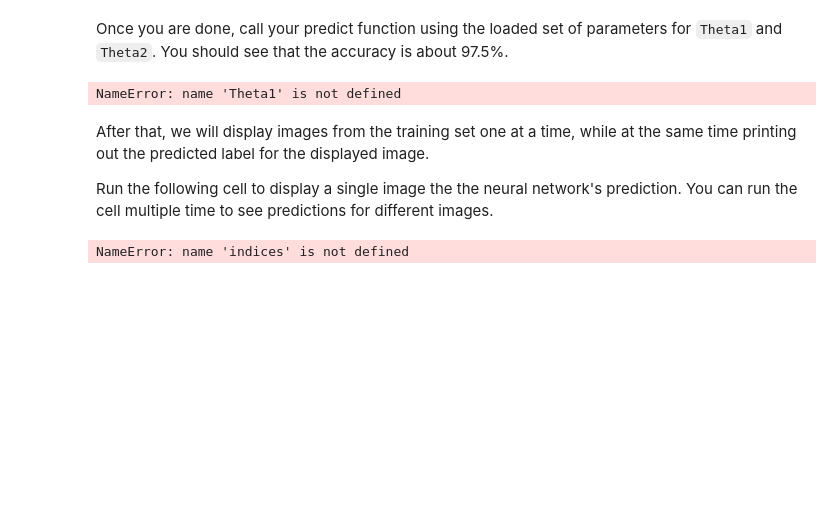
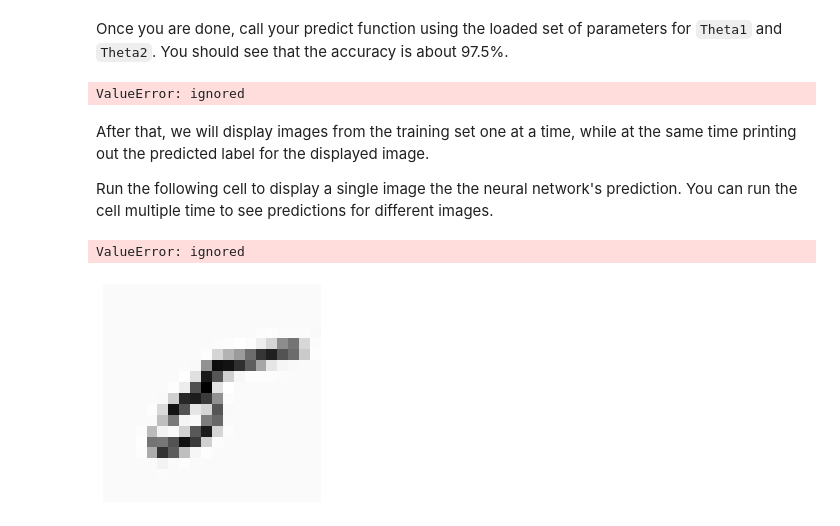
Before and after one commit to Almoatasembellahhggag/ML_Final, a Jupyter notebook: exercise3.ipynb, the cells around one changed output. Drawn from its saved outputs; the diff is of its cells as text; code cells hidden in the pictures; blank space fills up the shorter version.

```diff
--- a/exercise3.ipynb
+++ b/exercise3.ipynb
@@ -262,11 +259,11 @@ def lrCostFunction(theta, X, y, lambda_):
     grad = np.zeros(theta.shape)
 
     # ====================== YOUR CODE HERE ======================
-    h = utils.sigmoid(X.dot(theta.T))
+
+    h = data_utils.sigmoid(X.dot(theta.T))
 
     temp = theta
     temp[0] = 0
-
     J = (1 / m) * np.sum(-y.dot(np.log(h)) - (1 - y).dot(np.log(1 - h))) + (lambda_ / (2 * m)) * np.sum(np.square(temp))
 
     grad = (1 / m) * (h - y).dot(X)
@@ -398,29 +399,27 @@ def oneVsAll(X, y, num_labels, lambda_):
     m, n = X.shape
 
     # You need to return the following variables correctly
-    all_theta = np.zeros((num_labels, n + 1))
+    all_theta = np.zeros((num_labels, n+1 ))
 
     # Add ones to the X data matrix
     X = np.concatenate([np.ones((m, 1)), X], axis=1)
 
     # ====================== YOUR CODE HERE ======================
-    h = utils.sigmoid(X.dot(theta.T))
+    for c in np.arange(num_labels):
+        initial_theta = np.zeros(n +1)
+        options = {'maxiter': 50}
+        res = optimize.minimize(lrCostFunction,
+                                initial_theta,
+                                (X, (y == c), lambda_),
+                                jac=True,
+                                method='CG',
+                                options=options)
 
-    temp = theta
-
-    temp[0] = 0
-
-    J = (1 / m) * np.sum(-y.dot(np.log(h)) - (1 - y).dot(np.log(1 - h))) + (lambda_ / (2 * m)) * np.sum(np.square(temp))
-
-    grad = (1 / m) * (h - y).dot(X)
-
-    grad = grad + (lambda_ / m) * temp
-
-
+        all_theta[c] = res.x
     # ============================================================
     return all_theta
 # %% [markdown]
 After you have completed the code for `oneVsAll`, the following cell will use your implementation to train a multi-class classifier.
 # %%
-lambda_ = 0.1
+lambda_ = 0.2
 all_theta = oneVsAll(X, y, num_labels, lambda_)
@@ -637,7 +622,7 @@ def predict(Theta1, Theta2, X):
 
     # ====================== YOUR CODE HERE ======================
 
-    p = np.argmax(utils.sigmoid(X.dot(all_theta.T)), axis = 1)
+    p = np.argmax(data_utils.sigmoid(X.dot(all_theta.T)), axis = 1)
 
 
     # =============================================================
@@ -648,7 +633,7 @@ Once you are done, call your predict function using the loaded set of parameters
 pred = predict(Theta1, Theta2, X)
 print('Training Set Accuracy: {:.1f}%'.format(np.mean(pred == y) * 100))
 # %% [output]
-NameError: name 'Theta1' is not defined
+ValueError: ignored
 # %% [markdown]
 After that, we will display images from the training set one at a time, while at the same time printing out the predicted label for the displayed image.
 
@@ -656,10 +641,11 @@ Run the following cell to display a single image the the neural network's predic
 # %%
 if indices.size > 0:
     i, indices = indices[0], indices[1:]
-    utils.displayData(X[i, :], figsize=(4, 4))
+    data_utils.displayData(X[i, :], figsize=(4, 4))
     pred = predict(Theta1, Theta2, X[i, :])
     print('Neural Network Prediction: {}'.format(*pred))
 else:
     print('No more images to display!')
 # %% [output]
-NameError: name 'indices' is not defined
+ValueError: ignored
+[figure, added]
```
Also changed, not shown: parts of 10 cells of this notebook.
